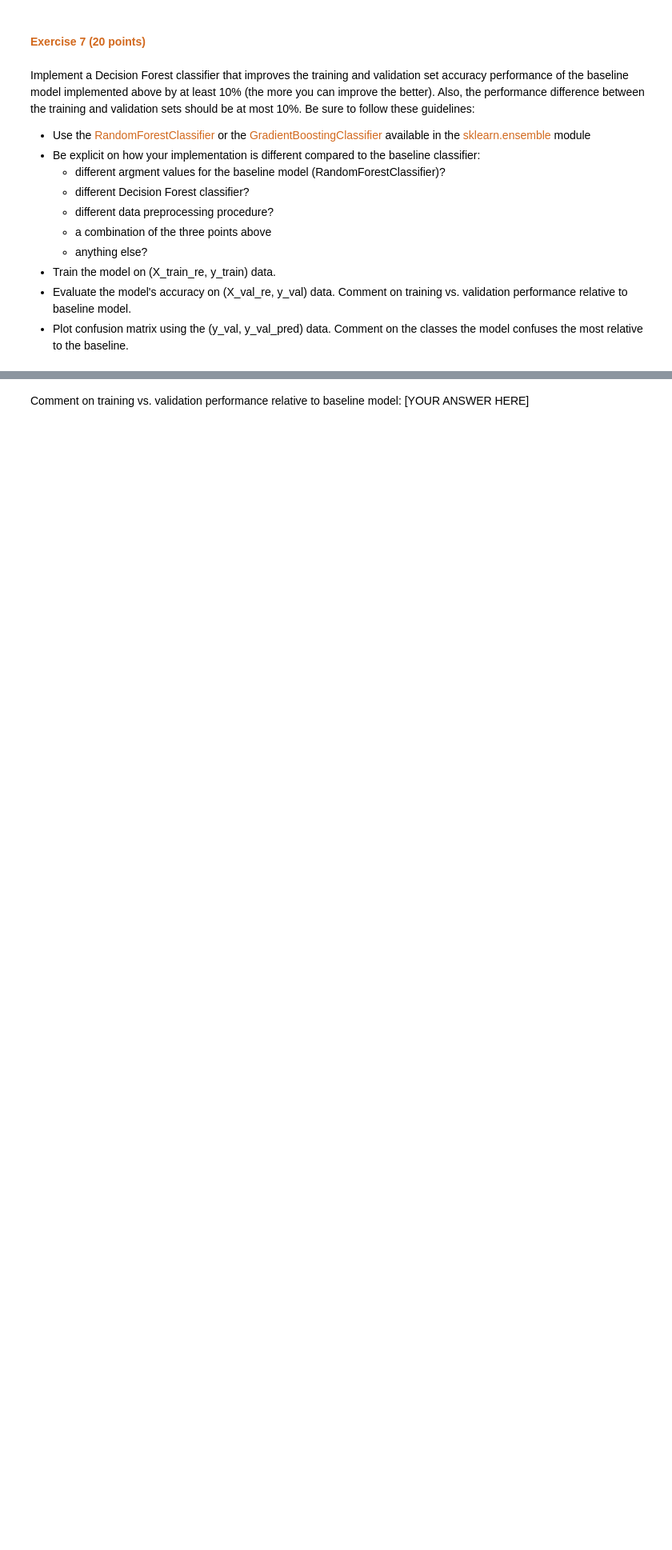
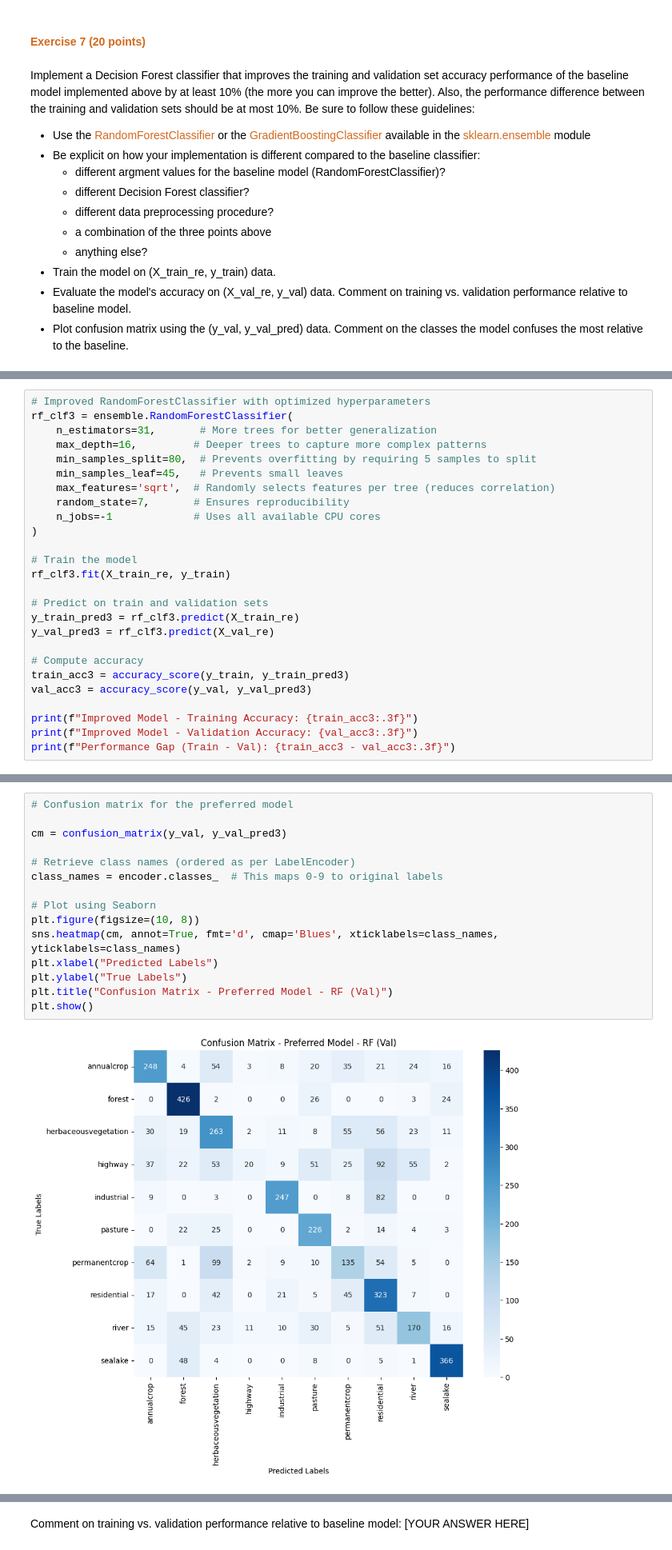
Before and after one commit to dabingougou/207, a Jupyter notebook: week_7/07 Decision Forests.ipynb, the cells around one changed output, grey strips where cells are left out. Shown at 80% size. Drawn from its saved outputs; the diff is of its cells as text; blank space fills up the shorter version.

```diff
--- a/week_7/07 Decision Forests.ipynb
+++ b/week_7/07 Decision Forests.ipynb
@@ -628,0 +733,26 @@ print(f"🔹 Performance Gap (Train - Val): {train_acc2 - val_acc2:.4f}")
+# %%
+# Improved RandomForestClassifier with optimized hyperparameters
+rf_clf3 = ensemble.RandomForestClassifier(
+    n_estimators=31,       # More trees for better generalization
+    max_depth=16,         # Deeper trees to capture more complex patterns
+    min_samples_split=80,  # Prevents overfitting by requiring 5 samples to split
+    min_samples_leaf=45,   # Prevents small leaves
+    max_features='sqrt',  # Randomly selects features per tree (reduces correlation)
+    random_state=7,       # Ensures reproducibility
+    n_jobs=-1             # Uses all available CPU cores
+)
+
+# Train the model
+rf_clf3.fit(X_train_re, y_train)
+
+# Predict on train and validation sets
+y_train_pred3 = rf_clf3.predict(X_train_re)
+y_val_pred3 = rf_clf3.predict(X_val_re)
+
+# Compute accuracy
+train_acc3 = accuracy_score(y_train, y_train_pred3)
+val_acc3 = accuracy_score(y_val, y_val_pred3)
+
+print(f"Improved Model - Training Accuracy: {train_acc3:.3f}")
+print(f"Improved Model - Validation Accuracy: {val_acc3:.3f}")
+print(f"Performance Gap (Train - Val): {train_acc3 - val_acc3:.3f}")
@@ -628,0 +763,17 @@ print(f"🔹 Performance Gap (Train - Val): {train_acc2 - val_acc2:.4f}")
+# %%
+# Confusion matrix for the preferred model
+
+cm = confusion_matrix(y_val, y_val_pred3)
+
+# Retrieve class names (ordered as per LabelEncoder)
+class_names = encoder.classes_  # This maps 0-9 to original labels
+
+# Plot using Seaborn
+plt.figure(figsize=(10, 8))
+sns.heatmap(cm, annot=True, fmt='d', cmap='Blues', xticklabels=class_names, yticklabels=class_names)
+plt.xlabel("Predicted Labels")
+plt.ylabel("True Labels")
+plt.title("Confusion Matrix - Preferred Model - RF (Val)")
+plt.show()
+# %% [output]
+[figure, added]
```
Also changed, not shown: parts of 21 cells of this notebook.
